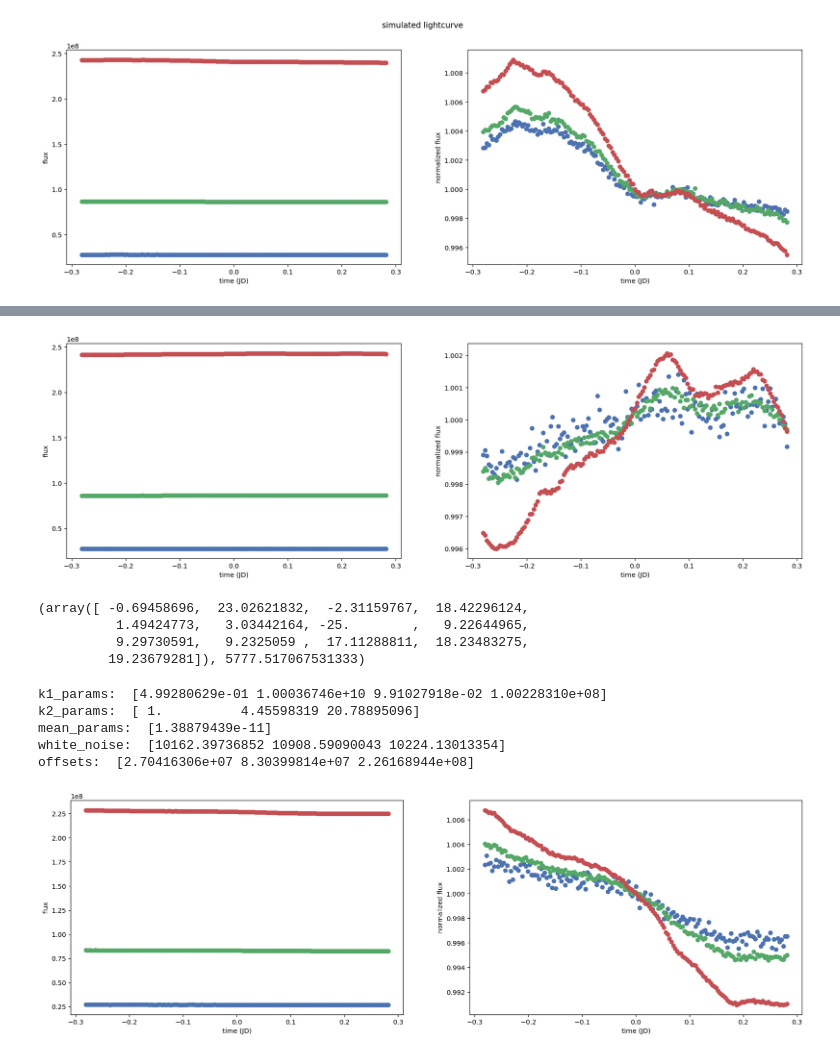
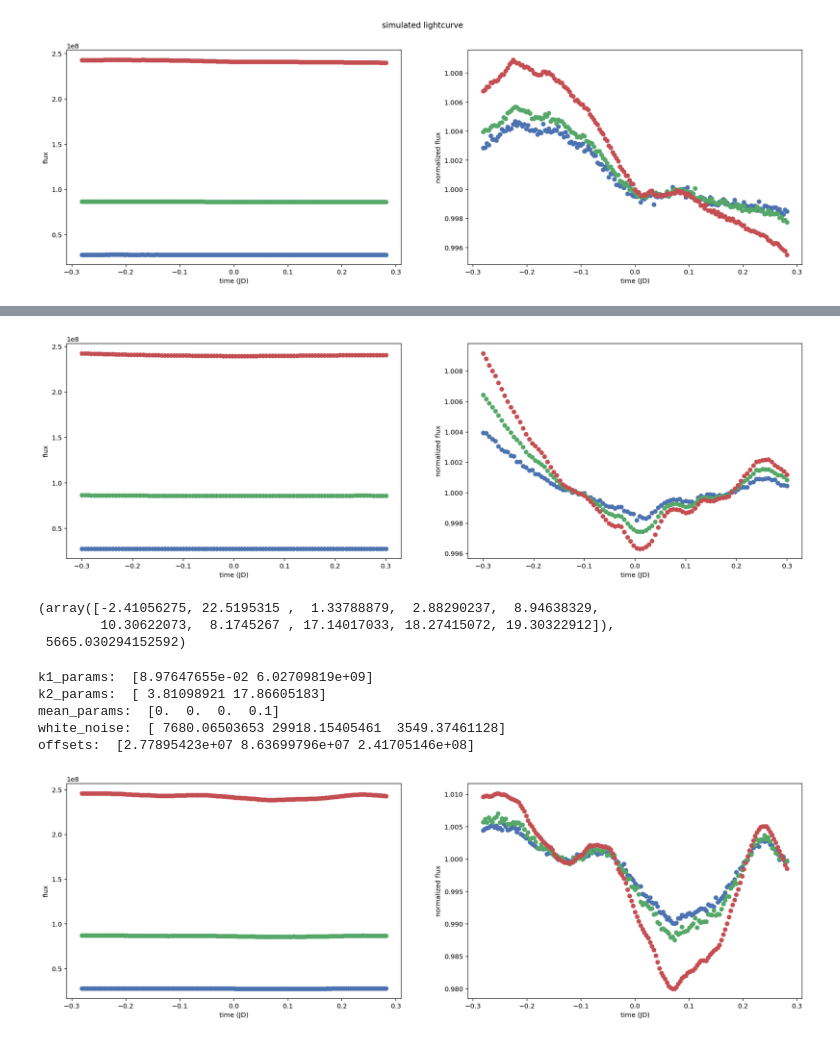
Before and after one commit to tagordon/gp2d, a Jupyter notebook: fit_lc.ipynb, the cells around one changed output, grey strips where cells are left out. Saved outputs shown, nothing was run; the diff lists cells and outputs as text; code cells hidden in the pictures.

Commit message:
fixed some things in Modeling

```diff
--- a/fit_lc.ipynb
+++ b/fit_lc.ipynb
@@ -64,10 +65,10 @@ def transit(t, log_off, b, rp, t0, dt):
 
     #print(T0, params.per, params.inc, params.a)
     m = batman.TransitModel(params, t)
-    return np.exp(log_off)*m.light_curve(params)
+    return log_off*m.light_curve(params)
 
 def gauss(t, log_off, _, amp, t0, sig):
-    return np.exp(log_off) + amp*np.exp(-((t0-t)**2)/(2*sig))
+    return log_off*amp*np.exp(-((t0-t)**2)/(2*sig))
 
 remove_offset = lambda d: d - np.median(d)
 # %%
@@ -79,8 +80,11 @@ t = data[0] - np.median(data[0])
 
 figure = pl.figure(figsize=(12, 10))
 data = data[::-1]
+data = data[:-1]
 
-plot_samples(data[:-1], t, 'simulated lightcurve')
+plot_samples(data, t, 'simulated lightcurve')
+
+#t = np.linspace(-0.3, 0.3, 100)
 # %% [output]
 <matplotlib.figure.Figure at 0x...>
 [figure]
@@ -87,34 +106,30 @@ plot_samples(data[:-1], t, 'simulated lightcurve')
 # %%
-# set up the variability model without a transit and with medians subtracted off
-k1_params = [0.5, 1e10, 0.1, 1e8]
-k2_params = [1, 4, 25]
-white_noise = [1e4]*3
+k1_params = [0.2, 5e9]
+k2_params = [5, 20]
+white_noise = [2e3]*3
 offsets = [np.median(data[0]), np.median(data[1]), np.median(data[2])]
+mean_params = [0.0, 0.0, 0.0, 0.1]
 
-no_transit_model = model(k1_params, k2_params, white_noise, [0], offsets, (lambda x1, x2, x3: x2*np.ones_like(x1)),
-                        kernel.two_celerite_root2_kernel, kernel.scale_kernel, 3)
+transit_model = model(k1_params, k2_params, white_noise, mean_params, offsets, transit,
+                        kernel.celerite_root2_kernel, kernel.scale_kernel, 3)
 
-no_transit_model.gp.compute(t)
-samp = no_transit_model.sample(t)
-
-plot_samples(samp, t)
+plot_samples(transit_model.sample(t), t)
 # %% [output]
-[figure, old version]
+[figure, new version]
-# %%
-no_transit_model.fit([data[0], data[1], data[2]], t)
-# %% [output]
-(array([ -0.69458696,  23.02621832,  -2.31159767,  18.42296124,
-          1.49424773,   3.03442164, -25.        ,   9.22644965,
-          9.29730591,   9.2325059 ,  17.11288811,  18.23483275,
-         19.23679281]), 5777.517067531333)
+# %%
+transit_model.fit_variability(data, t, method='L-BFGS-B')
+# %% [output]
+(array([-2.41056275, 22.5195315 ,  1.33788879,  2.88290237,  8.94638329,
+        10.30622073,  8.1745267 , 17.14017033, 18.27415072, 19.30322912]),
+ 5665.030294152592)
 # %%
-no_transit_model.print_params()
-plot_samples(no_transit_model.sample(t), t)
+transit_model.print_params()
+plot_samples(transit_model.sample(t), t)
 # %% [output]
-k1_params:  [4.99280629e-01 1.00036746e+10 9.91027918e-02 1.00228310e+08]
-k2_params:  [ 1.          4.45598319 20.78895096]
-mean_params:  [1.38879439e-11]
-white_noise:  [10162.39736852 10908.59090043 10224.13013354]
-offsets:  [2.70416306e+07 8.30399814e+07 2.26168944e+08]
+k1_params:  [8.97647655e-02 6.02709819e+09]
+k2_params:  [ 3.81098921 17.86605183]
+mean_params:  [0.  0.  0.  0.1]
+white_noise:  [ 7680.06503653 29918.15405461  3549.37461128]
+offsets:  [2.77895423e+07 8.63699796e+07 2.41705146e+08]
-[figure, old version]
+[figure, new version]
 # %%
```
Also changed, not shown: parts of 19 cells of this notebook, 3 other files.
